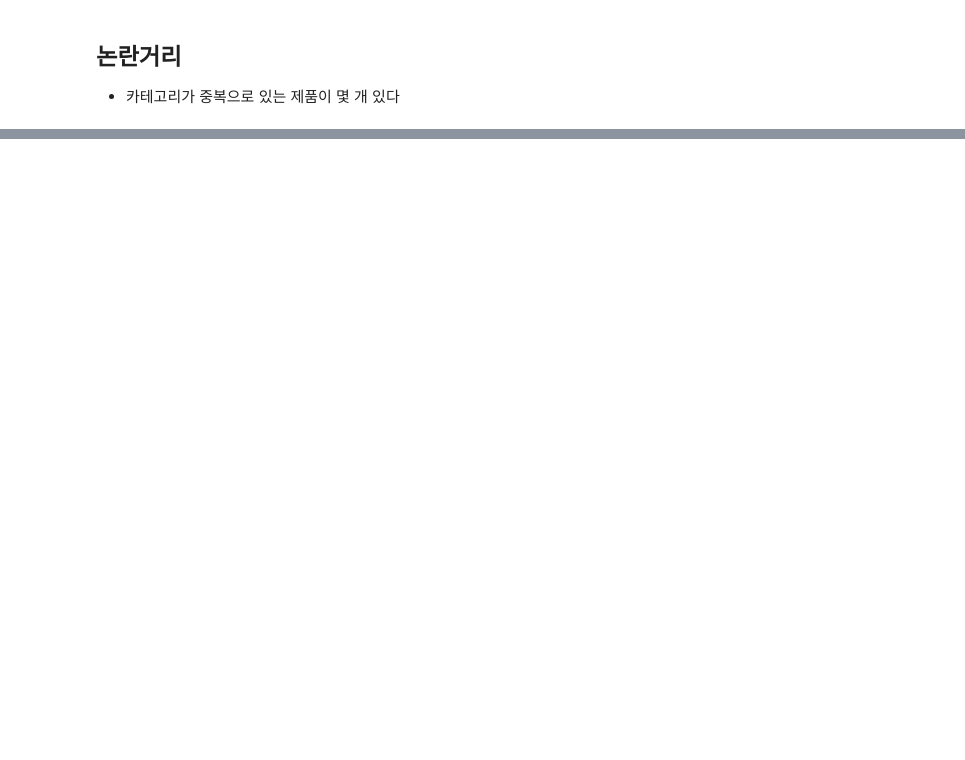
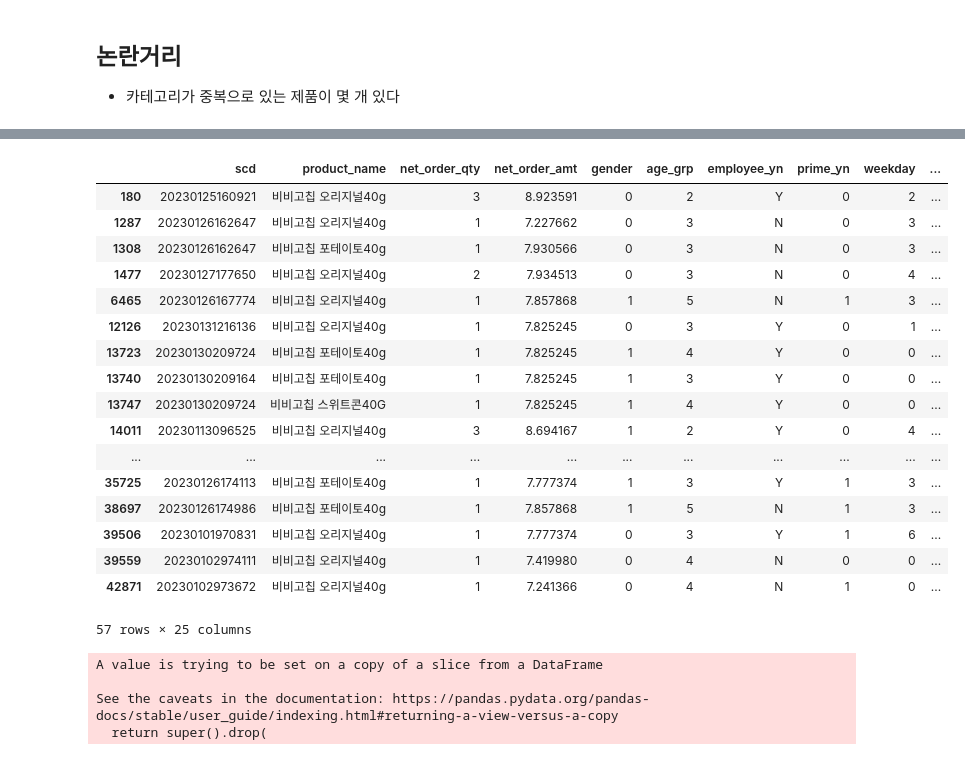
Before and after one commit to yerinsally/2023_BDAcontest_team, a Jupyter notebook: 공모전 전처리_1차.ipynb, the cells around one changed output, grey strips where cells are left out. Cells and saved outputs as stored; diff of their text form; code cells hidden in the pictures; blank space fills up the shorter version.

```diff
--- a/공모전 전처리_1차.ipynb
+++ b/공모전 전처리_1차.ipynb
@@ -1500,0 +1553,2 @@ To https://github.com/ShineHop/BDA_CJTheMarket.git
+# %%
+df_2cat.drop(li_2cat_6,inplace=True)
@@ -1500,0 +1576,38 @@ To https://github.com/ShineHop/BDA_CJTheMarket.git
+# %%
+# 4와 12 중복
+# 12가 4보다 압도적으로 많음 따라서 12 지움
+li_2cat_12 = df_2cat[df_2cat['category_12']==12].index.tolist()
+# %%
+# 해당 인덱스의 category_11 0으로 만들기
+df.loc[li_2cat_12,'category_12'] = 0
+# %%
+# 해당 인덱스의 category 값에 -11 해주기
+df.loc[li_2cat_12,'category'] = df.loc[li_2cat_12,'category'] - 12
+# %%
+df.loc[li_2cat_12]
+# %% [output]
+|  | scd | product_name | net_order_qty | net_order_amt | gender | age_grp | employee_yn | prime_yn | weekday | ... |
+| 180 | 20230125160921 | 비비고칩 오리지널40g | 3 | 8.923591 | 0 | 2 | Y | 0 | 2 | ... |
+| 1287 | 20230126162647 | 비비고칩 오리지널40g | 1 | 7.227662 | 0 | 3 | N | 0 | 3 | ... |
+| 1308 | 20230126162647 | 비비고칩 포테이토40g | 1 | 7.930566 | 0 | 3 | N | 0 | 3 | ... |
+| 1477 | 20230127177650 | 비비고칩 오리지널40g | 2 | 7.934513 | 0 | 3 | N | 0 | 4 | ... |
+| 6465 | 20230126167774 | 비비고칩 오리지널40g | 1 | 7.857868 | 1 | 5 | N | 1 | 3 | ... |
+| 12126 | 20230131216136 | 비비고칩 오리지널40g | 1 | 7.825245 | 0 | 3 | Y | 0 | 1 | ... |
+| 13723 | 20230130209724 | 비비고칩 포테이토40g | 1 | 7.825245 | 1 | 4 | Y | 0 | 0 | ... |
+| 13740 | 20230130209164 | 비비고칩 포테이토40g | 1 | 7.825245 | 1 | 3 | Y | 0 | 0 | ... |
+| 13747 | 20230130209724 | 비비고칩 스위트콘40G | 1 | 7.825245 | 1 | 4 | Y | 0 | 0 | ... |
+| 14011 | 20230113096525 | 비비고칩 오리지널40g | 3 | 8.694167 | 1 | 2 | Y | 0 | 4 | ... |
+| ... | ... | ... | ... | ... | ... | ... | ... | ... | ... | ... |
+| 35725 | 20230126174113 | 비비고칩 포테이토40g | 1 | 7.777374 | 1 | 3 | Y | 1 | 3 | ... |
+| 38697 | 20230126174986 | 비비고칩 포테이토40g | 1 | 7.857868 | 1 | 5 | N | 1 | 3 | ... |
+| 39506 | 20230101970831 | 비비고칩 오리지널40g | 1 | 7.777374 | 0 | 3 | Y | 1 | 6 | ... |
+| 39559 | 20230102974111 | 비비고칩 오리지널40g | 1 | 7.419980 | 0 | 4 | N | 0 | 0 | ... |
+| 42871 | 20230102973672 | 비비고칩 오리지널40g | 1 | 7.241366 | 0 | 4 | N | 1 | 0 | ... |
+57 rows × 25 columns
+# %%
+df_2cat.drop(li_2cat_12,inplace=True)
+# %% [output]
+A value is trying to be set on a copy of a slice from a DataFrame
+
+See the caveats in the documentation: https://pandas.pydata.org/pandas-docs/stable/user_guide/indexing.html#returning-a-view-versus-a-copy
+  return super().drop(
```
Also changed, not shown: parts of 130 cells of this notebook.
